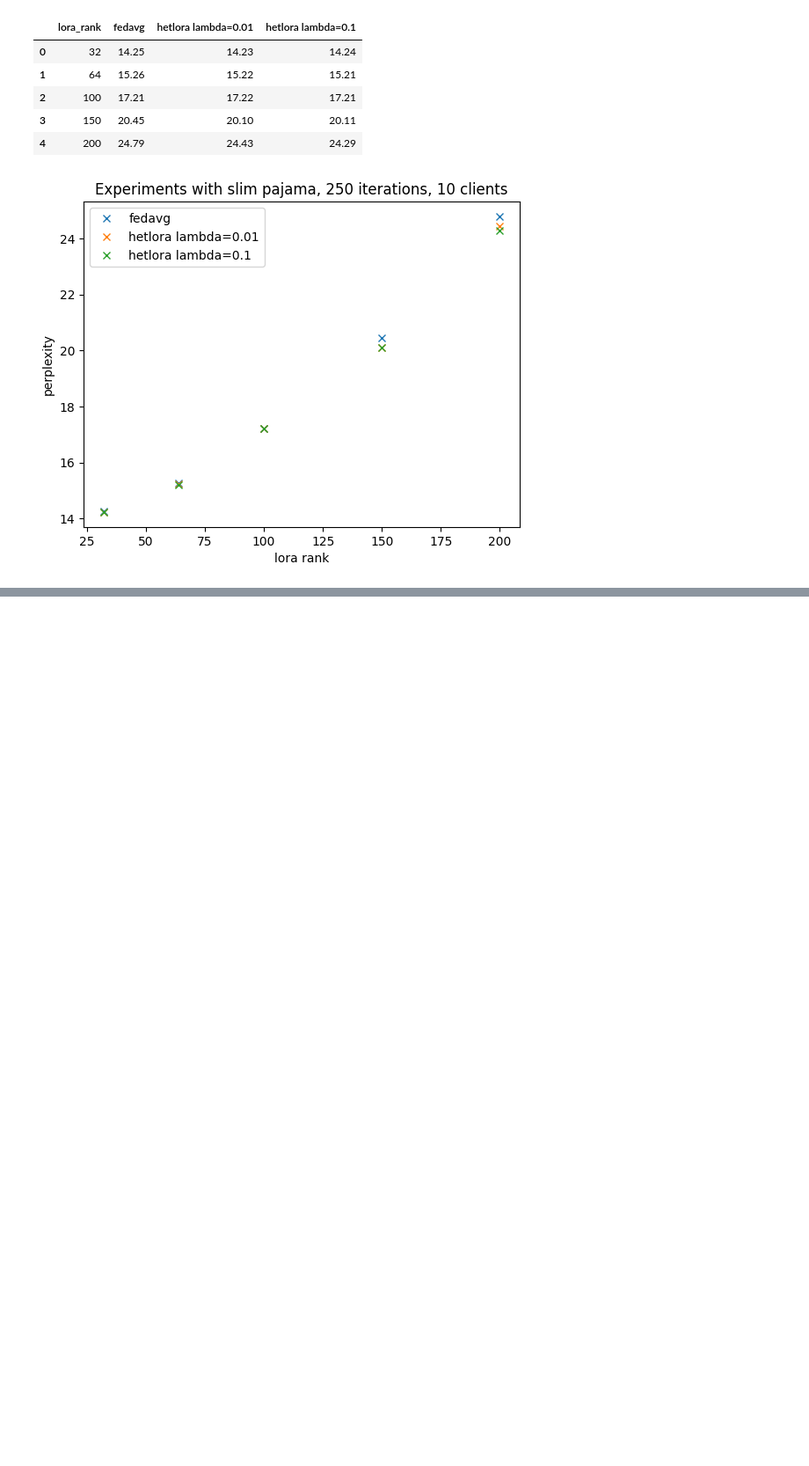
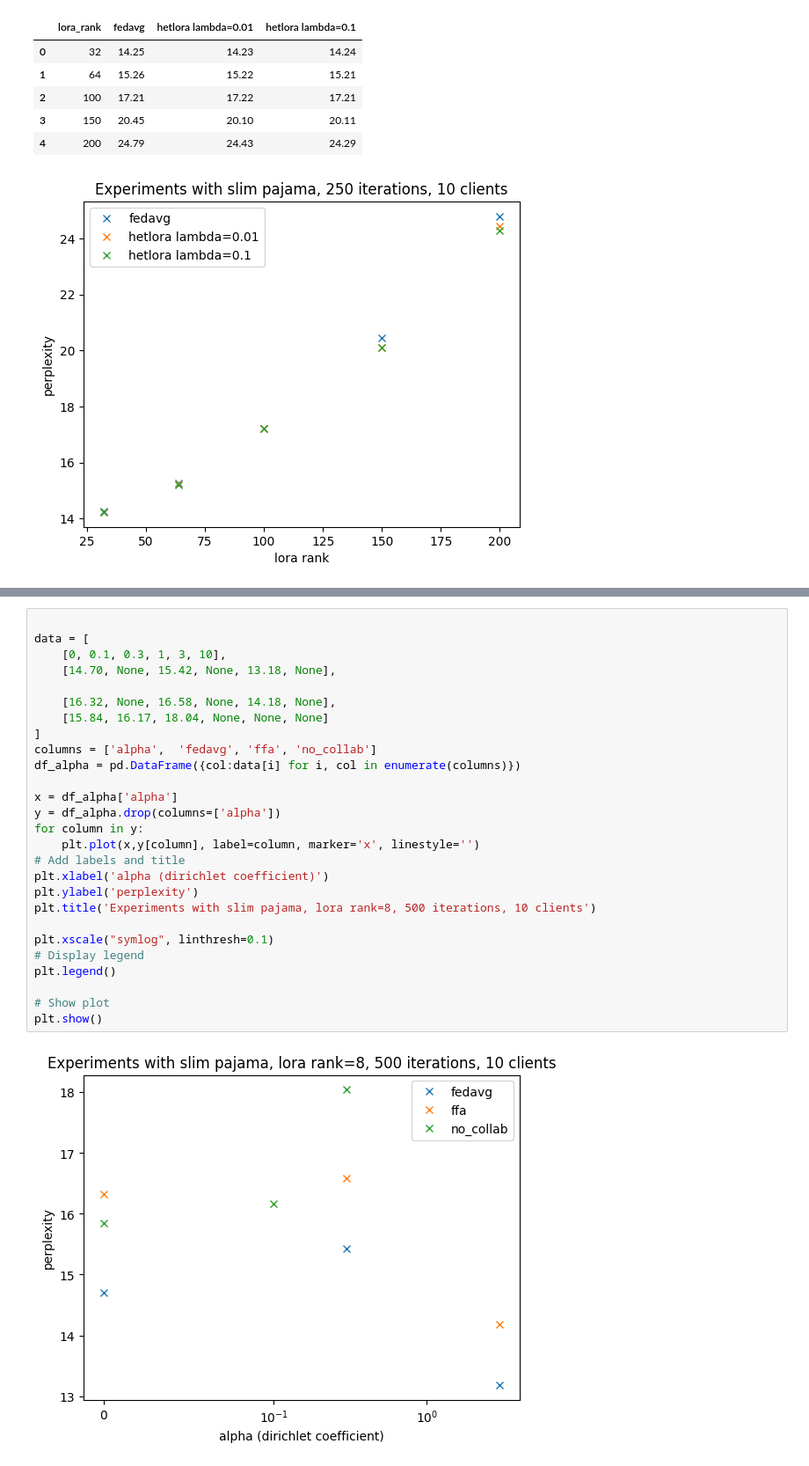
Before and after one commit to Matthew2357/project, a Jupyter notebook: first_graphs.ipynb, the cells around one changed output, grey strips where cells are left out. Shown at 88% size. Cells and saved outputs as stored; diff of their text form; blank space fills up the shorter version.

```diff
--- a/first_graphs.ipynb
+++ b/first_graphs.ipynb
@@ -254,0 +284,29 @@ plt.show()
+# %%
+
+data = [
+    [0, 0.1, 0.3, 1, 3, 10],
+    [14.70, None, 15.42, None, 13.18, None],
+
+    [16.32, None, 16.58, None, 14.18, None],
+    [15.84, 16.17, 18.04, None, None, None]
+]
+columns = ['alpha',  'fedavg', 'ffa', 'no_collab']
+df_alpha = pd.DataFrame({col:data[i] for i, col in enumerate(columns)})
+
+x = df_alpha['alpha']
+y = df_alpha.drop(columns=['alpha'])
+for column in y:
+    plt.plot(x,y[column], label=column, marker='x', linestyle='')
+# Add labels and title
+plt.xlabel('alpha (dirichlet coefficient)')
+plt.ylabel('perplexity')
+plt.title('Experiments with slim pajama, lora rank=8, 500 iterations, 10 clients')
+
+plt.xscale("symlog", linthresh=0.1)
+# Display legend
+plt.legend()
+
+# Show plot
+plt.show()
+# %% [output]
+[figure, added]
```
Also changed, not shown: parts of 7 cells of this notebook, 1 other file.
